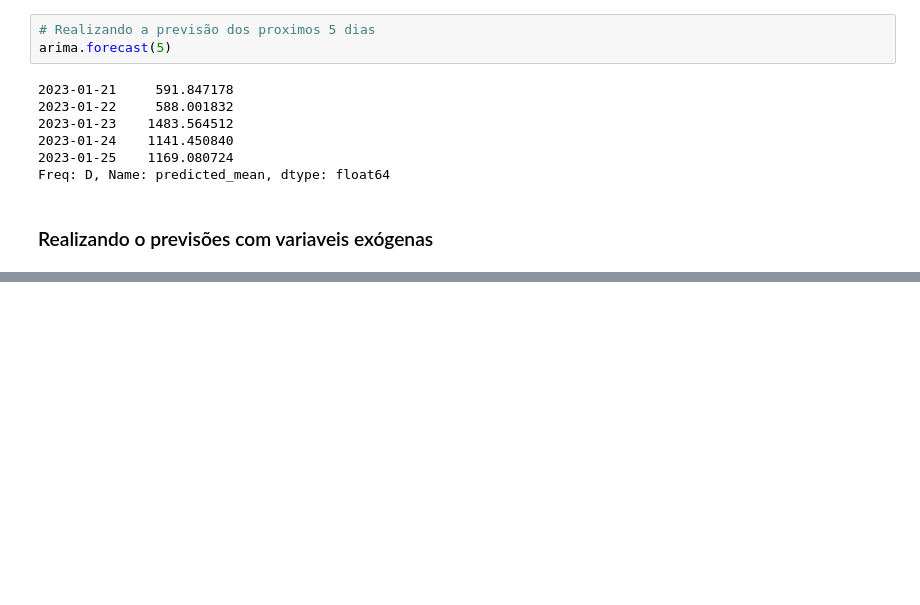
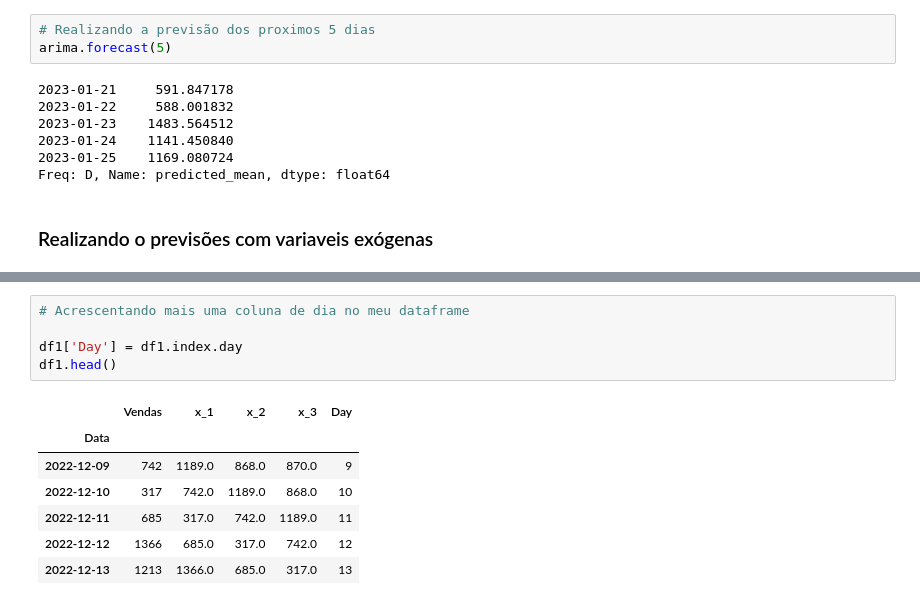
Before and after one commit to vitorhssouza/Desafio-Frexco-Data-Analitycs, a Jupyter notebook: predicao.ipynb, the cells around one changed output, grey strips where cells are left out. Saved outputs shown, nothing was run; the diff lists cells and outputs as text; blank space fills up the shorter version.

```diff
--- a/predicao.ipynb
+++ b/predicao.ipynb
@@ -108,0 +155,13 @@ Freq: D, Name: predicted_mean, dtype: float64
+# %%
+# Acrescentando mais uma coluna de dia no meu dataframe
+
+df1['Day'] = df1.index.day
+df1.head()
+# %% [output]
+|  | Vendas | x_1 | x_2 | x_3 | Day |
+| Data |  |  |  |  |  |
+| 2022-12-09 | 742 | 1189.0 | 868.0 | 870.0 | 9 |
+| 2022-12-10 | 317 | 742.0 | 1189.0 | 868.0 | 10 |
+| 2022-12-11 | 685 | 317.0 | 742.0 | 1189.0 | 11 |
+| 2022-12-12 | 1366 | 685.0 | 317.0 | 742.0 | 12 |
+| 2022-12-13 | 1213 | 1366.0 | 685.0 | 317.0 | 13 |
```
Also changed, not shown: parts of 7 cells of this notebook.
